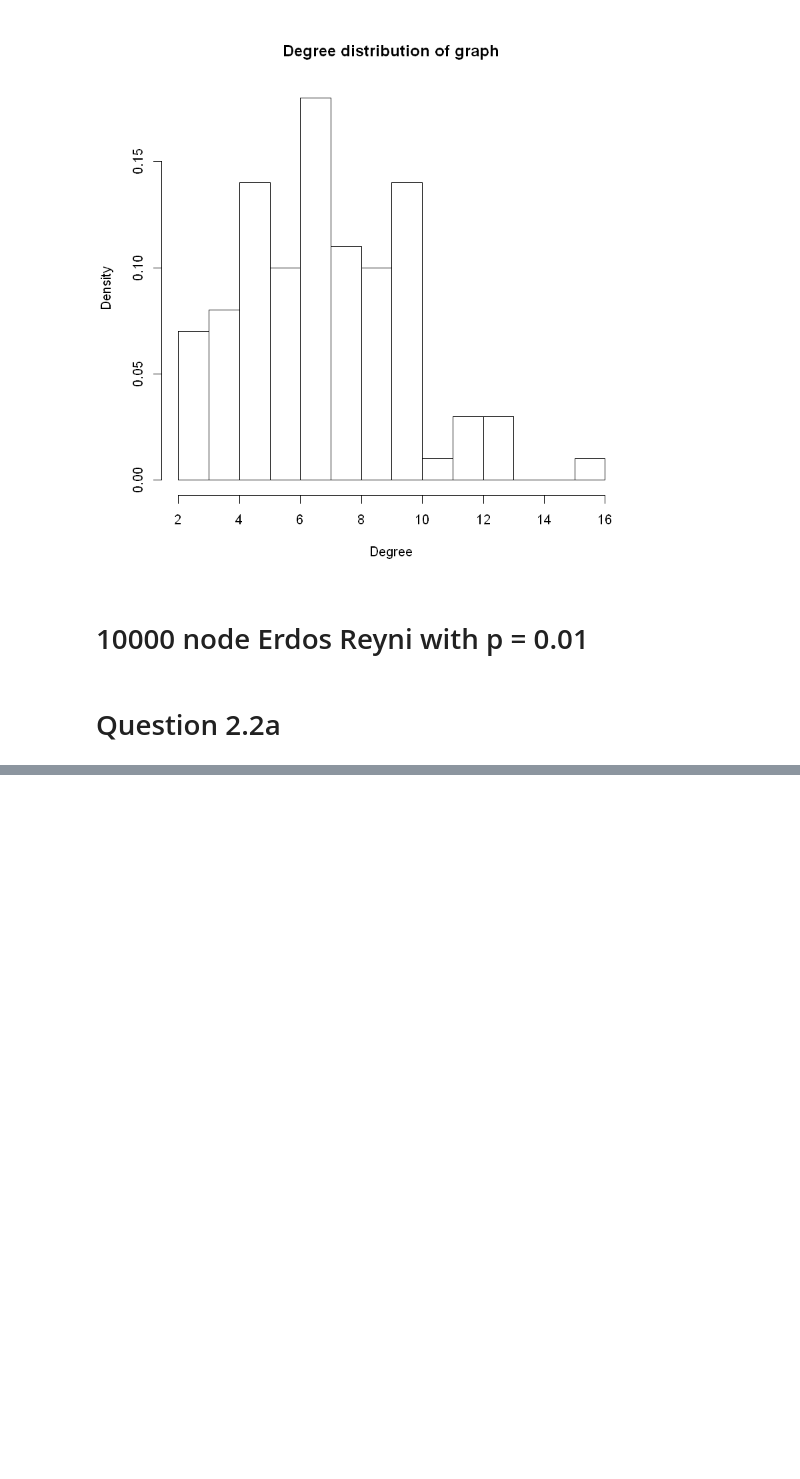
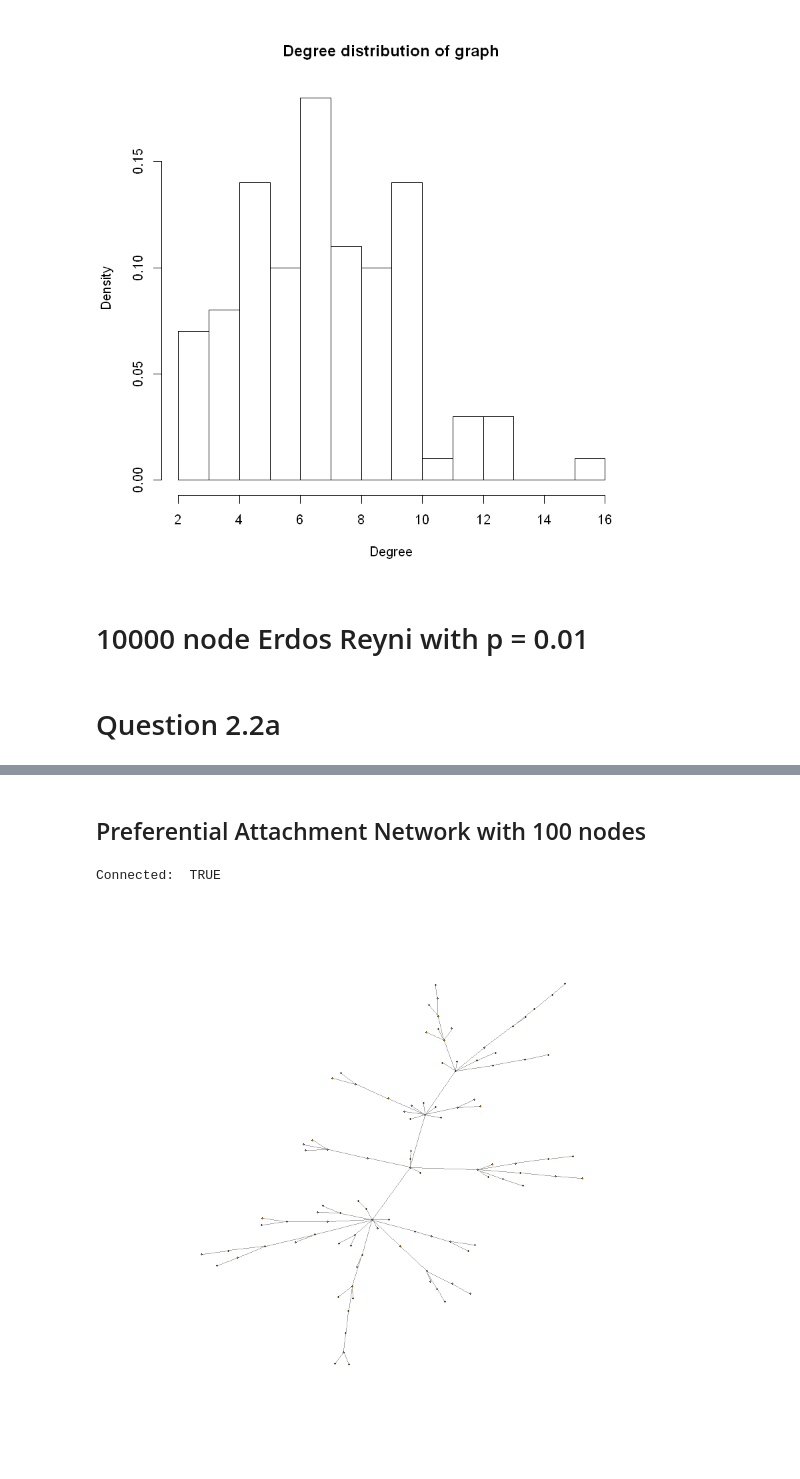
Before and after one commit to maithilibhide/ECE232, a Jupyter notebook: Project1/Qn2.1_2.2.ipynb, the cells around one changed output, grey strips where cells are left out. Cells and saved outputs as stored; diff of their text form; code cells hidden in the pictures; blank space fills up the shorter version.

```diff
--- a/Project1/Qn2.1_2.2.ipynb
+++ b/Project1/Qn2.1_2.2.ipynb
@@ -194,2 +241,12 @@ Connected:  TRUE
+# %% [markdown]
+<h2> Preferential Attachment Network with 100 nodes </h2>
+# %%
+n = 100
+graph <- barabasi.game(n = n, m = 1, directed = FALSE)
+writeLines(paste("Connected: ", is.connected(graph)))
+plot(graph, vertex.size=1, vertex.label=NA)
+# %% [output]
+Connected:  TRUE
+[figure, added]
 # %%
 graph_gcc <- get_gcc(graph)
```
Also changed, not shown: parts of 16 cells of this notebook.
